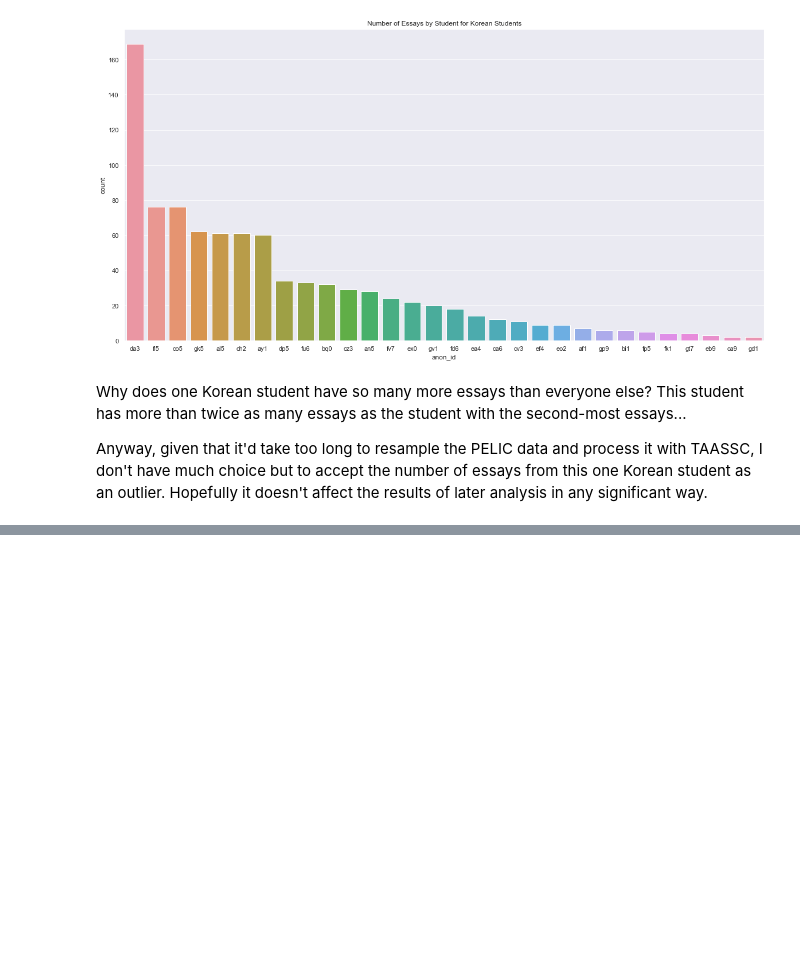
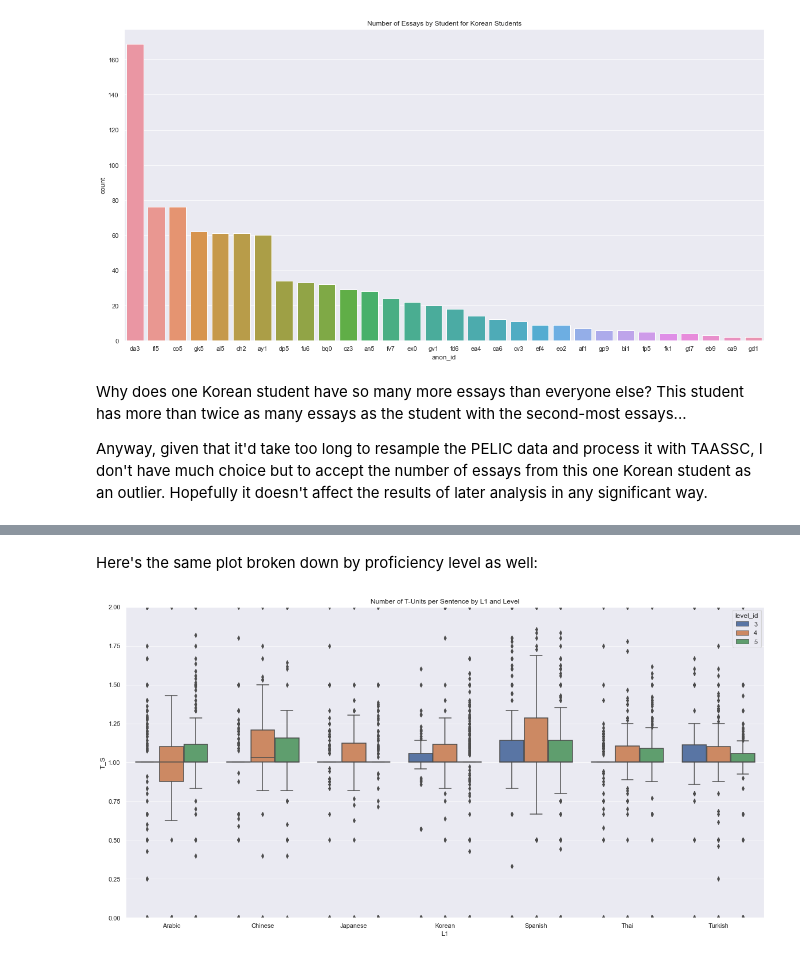
Before and after one commit to Data-Science-for-Linguists-2022/esl-syntactic-analysis, a Jupyter notebook: final-analysis.ipynb, the cells around one changed output, grey strips where cells are left out. Drawn from its saved outputs; the diff is of its cells as text; code cells hidden in the pictures; blank space fills up the shorter version.

```diff
--- a/final-analysis.ipynb
+++ b/final-analysis.ipynb
@@ -283,0 +259,13 @@ plt.show()
+# %% [markdown]
+Here's the same plot broken down by proficiency level as well:
+# %%
+sns.boxplot(
+    data=taassc_measures,
+    x="L1",
+    y="T_S",
+    hue="level_id"
+).set(title="Number of T-Units per Sentence by L1 and Level")
+plt.ylim(0, 2)
+plt.show()
+# %% [output]
+[figure, added]
```
Also changed, not shown: parts of 95 cells of this notebook, 2 other files.
